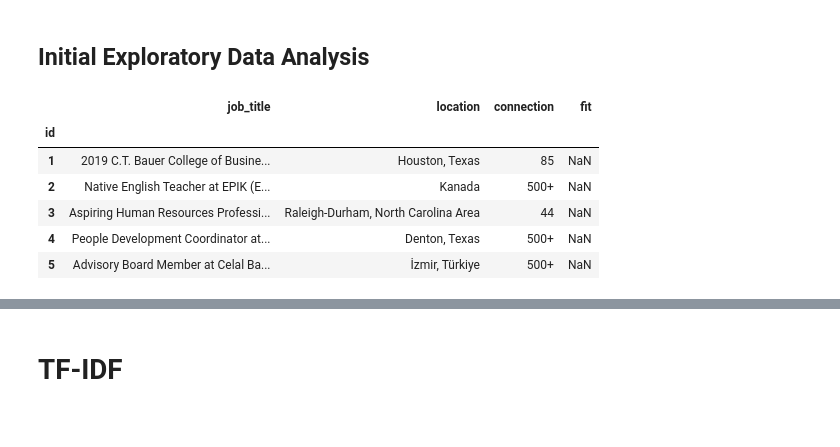
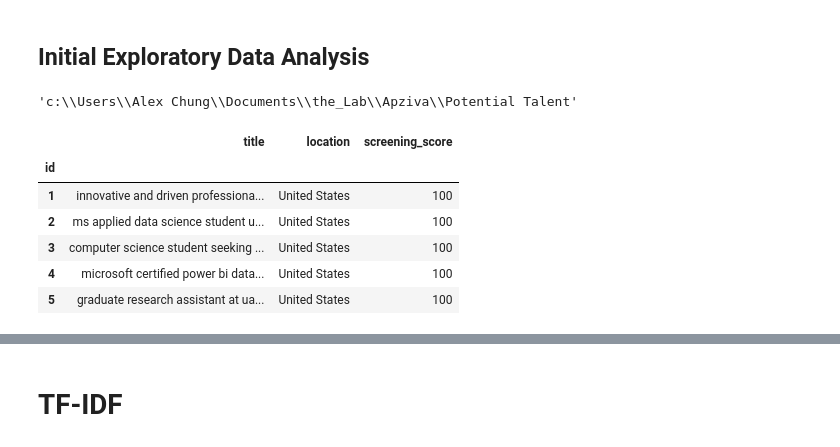
Before and after one commit to kre8tions/potential-talent, a Jupyter notebook: tirMlkapx4XpMRlG.ipynb, the cells around one changed output, grey strips where cells are left out. Saved outputs shown, nothing was run; the diff lists cells and outputs as text; code cells hidden in the pictures.

```diff
--- a/tirMlkapx4XpMRlG.ipynb
+++ b/tirMlkapx4XpMRlG.ipynb
@@ -76,14 +67,17 @@ pd.set_option('display.max_colwidth', None)
 ## Initial Exploratory Data Analysis
 # %%
 path = os.getcwd()
+path
+# %% [output]
+'c:\\Users\\Alex Chung\\Documents\\the_Lab\\Apziva\\Potential Talent'
 # %%
-df = pd.read_csv(path + '\\potential-talents - Aspiring human resources - seeking human resources.csv').set_index('id')
+df = pd.read_excel(path + '\\Dataset for Potential Talents.xlsx').set_index('id')
 df.head()
 # %% [output]
-|  | job_title | location | connection | fit |
-| id |  |  |  |  |
-| 1 | 2019 C.T. Bauer College of Busine... | Houston, Texas | 85 | NaN |
-| 2 | Native English Teacher at EPIK (E... | Kanada | 500+ | NaN |
-| 3 | Aspiring Human Resources Professi... | Raleigh-Durham, North Carolina Area | 44 | NaN |
-| 4 | People Development Coordinator at... | Denton, Texas | 500+ | NaN |
-| 5 | Advisory Board Member at Celal Ba... | İzmir, Türkiye | 500+ | NaN |
+|  | title | location | screening_score |
+| id |  |  |  |
+| 1 | innovative and driven professiona... | United States | 100 |
+| 2 | ms applied data science student u... | United States | 100 |
+| 3 | computer science student seeking ... | United States | 100 |
+| 4 | microsoft certified power bi data... | United States | 100 |
+| 5 | graduate research assistant at ua... | United States | 100 |
```
Also changed, not shown: parts of 193 cells of this notebook, 1 other file.
